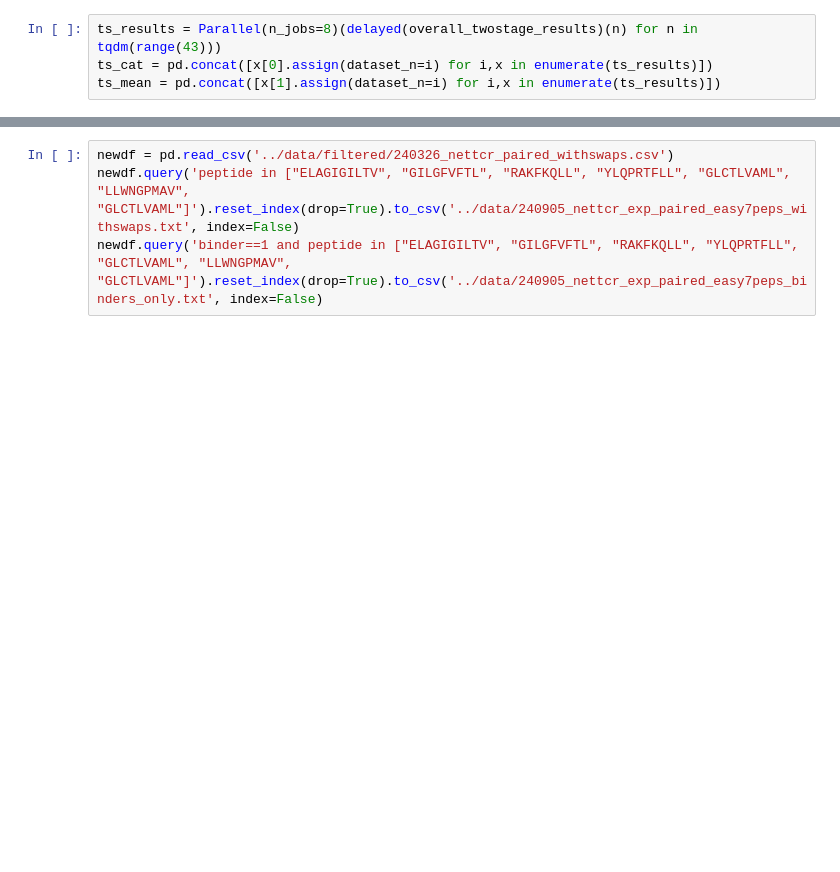
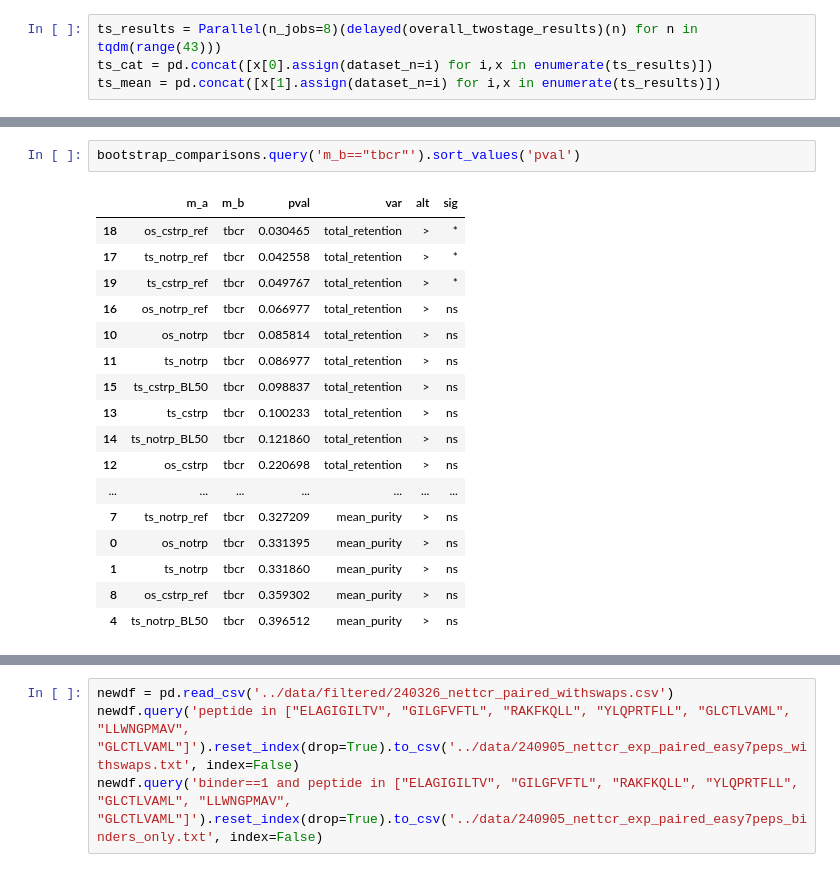
Before and after one commit to richieYT-wan/tclustr, a Jupyter notebook: notebooks/240819_PatientData.ipynb, the cells around one changed output, grey strips where cells are left out. Cells and saved outputs as stored; diff of their text form; blank space fills up the shorter version.

```diff
--- a/notebooks/240819_PatientData.ipynb
+++ b/notebooks/240819_PatientData.ipynb
@@ -1952,0 +2020,20 @@ AvgTotal Retention: os_cstrp > tcrdist: p<= 0.0
+# %%
+bootstrap_comparisons.query('m_b=="tbcr"').sort_values('pval')
+# %% [output]
+|  | m_a | m_b | pval | var | alt | sig |
+| 18 | os_cstrp_ref | tbcr | 0.030465 | total_retention | > | * |
+| 17 | ts_notrp_ref | tbcr | 0.042558 | total_retention | > | * |
+| 19 | ts_cstrp_ref | tbcr | 0.049767 | total_retention | > | * |
+| 16 | os_notrp_ref | tbcr | 0.066977 | total_retention | > | ns |
+| 10 | os_notrp | tbcr | 0.085814 | total_retention | > | ns |
+| 11 | ts_notrp | tbcr | 0.086977 | total_retention | > | ns |
+| 15 | ts_cstrp_BL50 | tbcr | 0.098837 | total_retention | > | ns |
+| 13 | ts_cstrp | tbcr | 0.100233 | total_retention | > | ns |
+| 14 | ts_notrp_BL50 | tbcr | 0.121860 | total_retention | > | ns |
+| 12 | os_cstrp | tbcr | 0.220698 | total_retention | > | ns |
+| ... | ... | ... | ... | ... | ... | ... |
+| 7 | ts_notrp_ref | tbcr | 0.327209 | mean_purity | > | ns |
+| 0 | os_notrp | tbcr | 0.331395 | mean_purity | > | ns |
+| 1 | ts_notrp | tbcr | 0.331860 | mean_purity | > | ns |
+| 8 | os_cstrp_ref | tbcr | 0.359302 | mean_purity | > | ns |
+| 4 | ts_notrp_BL50 | tbcr | 0.396512 | mean_purity | > | ns |
```
Also changed, not shown: parts of 35 cells of this notebook, 5 other files.
